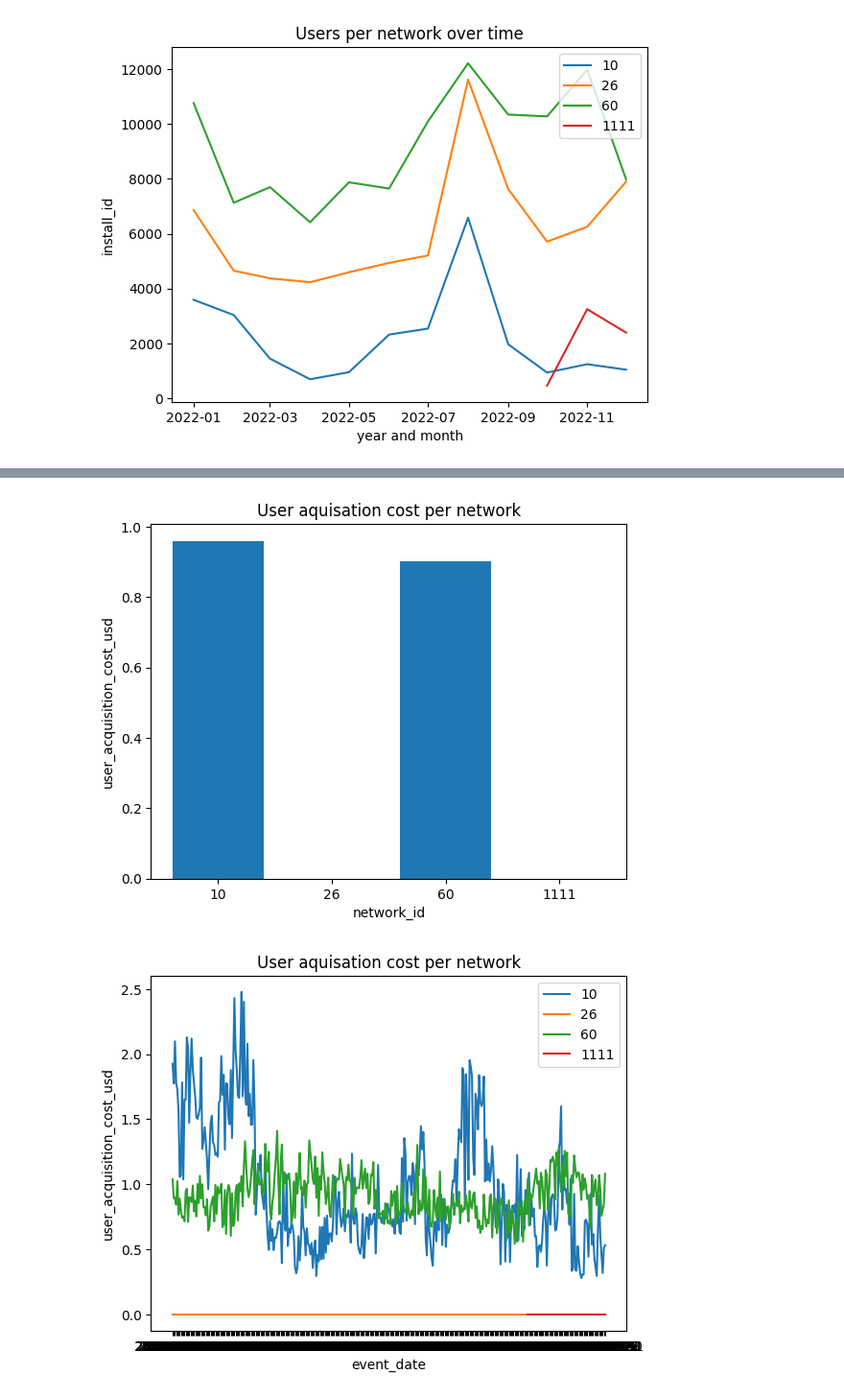
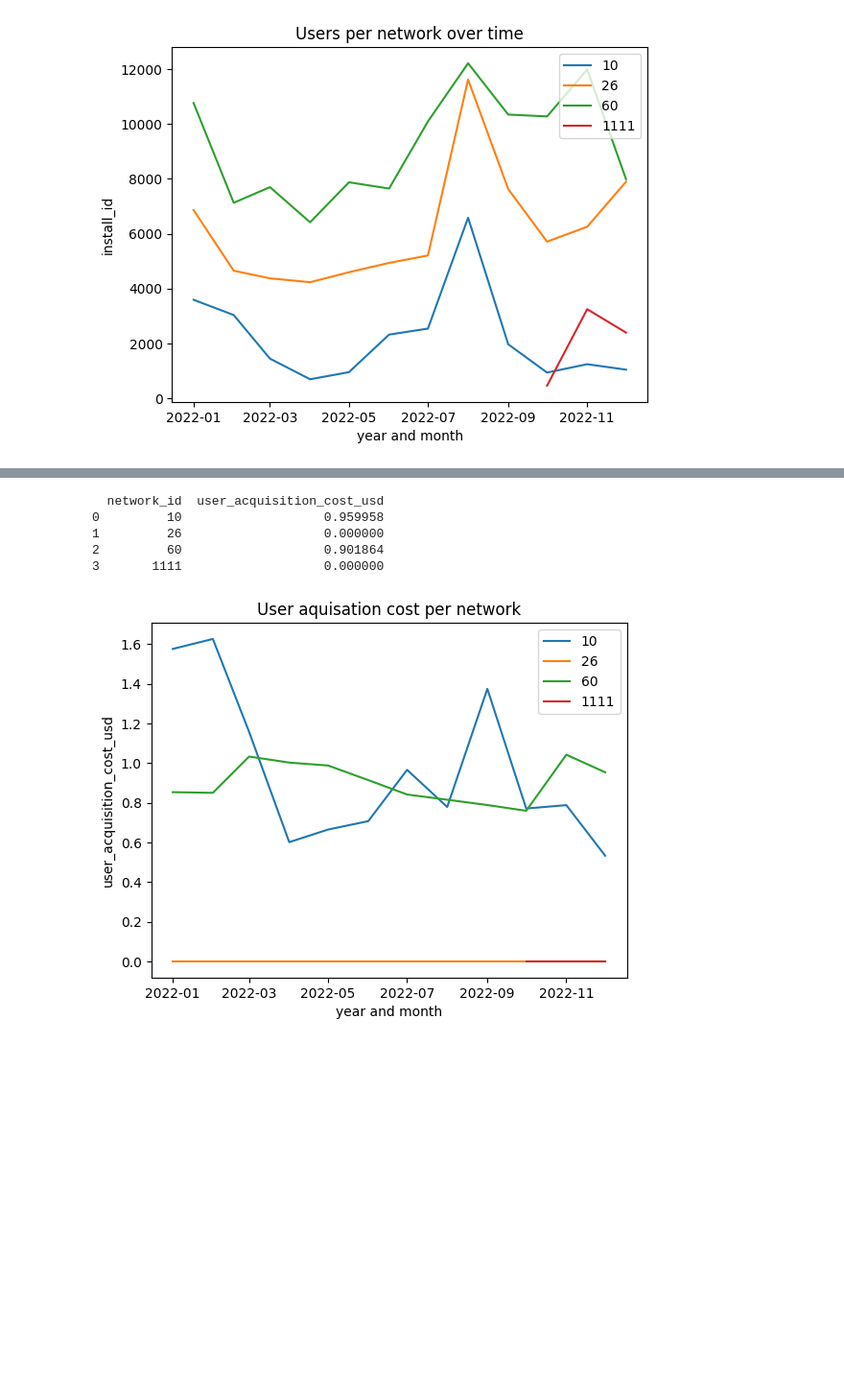
Before and after one commit to shamisolchikamhi/Game-KPIs-analysis-, a Jupyter notebook: main_notebook.ipynb, the cells around one changed output, grey strips where cells are left out. Shown at 96% size. Saved outputs shown, nothing was run; the diff lists cells and outputs as text; code cells hidden in the pictures; blank space fills up the shorter version.

```diff
--- a/main_notebook.ipynb
+++ b/main_notebook.ipynb
@@ -7,6 +14,6 @@ import matplotlib.pyplot as plt
 # %%
 # import adata
-
+warnings.filterwarnings("ignore")
 adspend_df = pd.read_csv('adspend.csv')
 installs_df = pd.read_csv('installs.csv')
 payouts_df = pd.read_csv('payouts.csv')
@@ -18,7 +25,7 @@ adspend.date_column_type()
 # adspend.check_duplicates()
 adspend.fill_missing_values()
 adspend.check_for_outliers()
-adspend_df = break_down_date(adspend.data)
+adspend_df = DataCleaning.break_down_date(adspend.data)
 
 installs = DataCleaning(data = installs_df, columns= list(installs_df.columns))
 installs.id_columns_to_object()
@@ -26,15 +33,15 @@ installs.date_column_type()
 # installs.check_duplicates()
 installs.fill_missing_values()
 installs.check_for_outliers()
-installs_df = break_down_date(installs.data)
+installs_df = DataCleaning.break_down_date(installs.data)
 
 payouts = DataCleaning(data = payouts_df, columns = list(payouts_df.columns))
 payouts.id_columns_to_object()
 payouts.date_column_type()
 # payouts.check_duplicates()
 payouts.fill_missing_values()
-payouts.check_for_outliers()
-payouts_df = break_down_date(payouts.data)
+payouts.check_for_outliers(remove_outliers = True)
+payouts_df = DataCleaning.break_down_date(payouts.data)
 
 revenue = DataCleaning(data= revenue_df, columns = list(revenue_df.columns))
 revenue.id_columns_to_object()
@@ -42,4 +49,4 @@ revenue.date_column_type()
 # revenue.check_duplicates()
 revenue.fill_missing_values()
 revenue.check_for_outliers()
-revenue_df = break_down_date(revenue.data)
+revenue_df = DataCleaning.break_down_date(revenue.data)
@@ -55,8 +72,12 @@ AnalyticsCharts.time_series_breakdown(data = installs_df.groupby(['network_id',
 # %%
-AnalyticsCharts.bar_chart(analytics.user_acquisition_costs(groupby_column = 'network_id'), x_column='network_id',
-                     y_column='user_acquisition_cost_usd', title='User aquisation cost per network')
-AnalyticsCharts.time_series_breakdown(analytics.user_acquisition_costs(groupby_column = ['network_id','event_date']), x_column='event_date',
-                     y_column='user_acquisition_cost_usd', breakdown_column='network_id', title='User aquisation cost per network')
+print(analytics.user_acquisition_costs(groupby_column = 'network_id'))
+AnalyticsCharts.time_series_breakdown(analytics.user_acquisition_costs(groupby_column = ['network_id','year and month']),
+                                      x_column='year and month',y_column='user_acquisition_cost_usd',
+                                      breakdown_column='network_id', title='User aquisation cost per network')
 # %% [output]
+  network_id  user_acquisition_cost_usd
+0         10                   0.959958
+1         26                   0.000000
+2         60                   0.901864
+3       1111                   0.000000
-[figure, old version]
+[figure, new version]
-[figure, removed]
```
Also changed, not shown: parts of 23 cells of this notebook, 4 other files.
